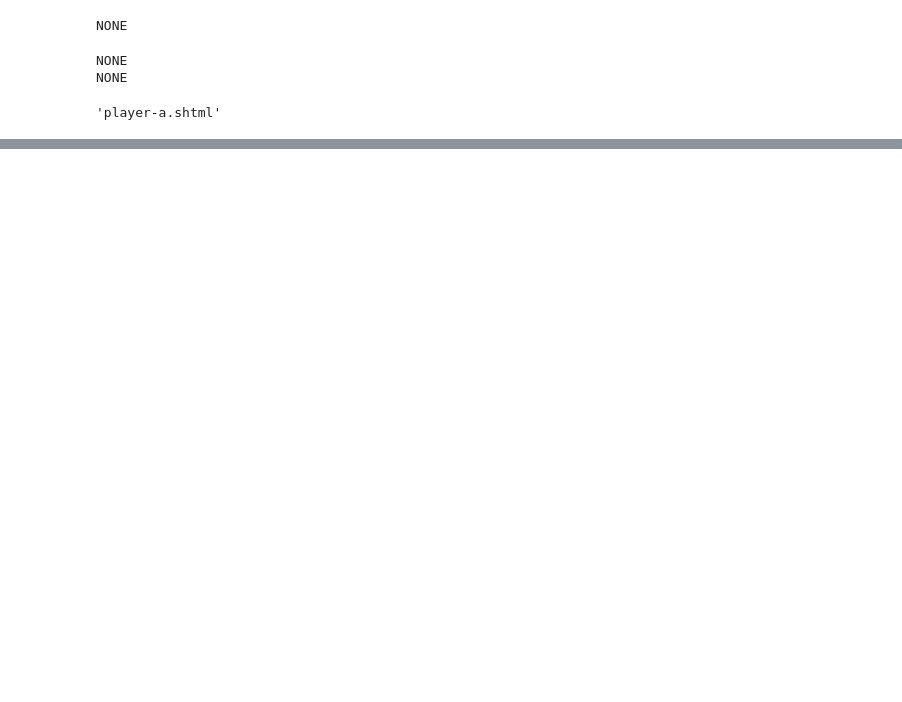
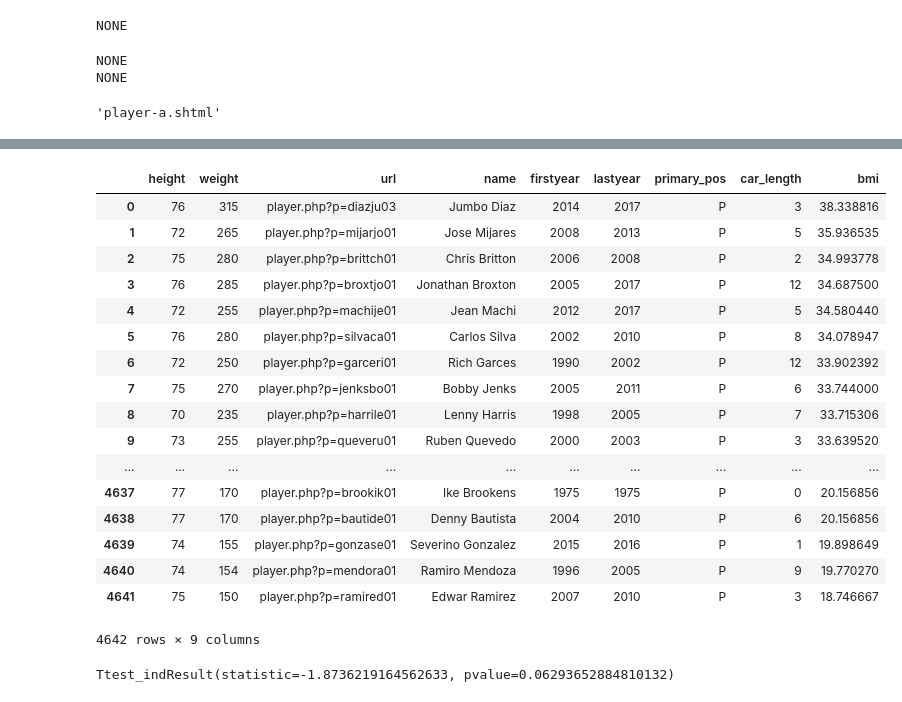
Before and after one commit to ethanarsht/fat_baseball, a Jupyter notebook: fat_baseball_scraper.ipynb, the cells around one changed output, grey strips where cells are left out. Drawn from its saved outputs; the diff is of its cells as text; code cells hidden in the pictures; blank space fills up the shorter version.

```diff
--- a/fat_baseball_scraper.ipynb
+++ b/fat_baseball_scraper.ipynb
@@ -174,0 +419,27 @@ df_h_w
+# %%
+df_pitchers.reset_index(drop = True, inplace = True)
+# %%
+df_pitchers
+# %% [output]
+|  | height | weight | url | name | firstyear | lastyear | primary_pos | car_length | bmi |
+| 0 | 76 | 315 | player.php?p=diazju03 | Jumbo Diaz | 2014 | 2017 | P | 3 | 38.338816 |
+| 1 | 72 | 265 | player.php?p=mijarjo01 | Jose Mijares | 2008 | 2013 | P | 5 | 35.936535 |
+| 2 | 75 | 280 | player.php?p=brittch01 | Chris Britton | 2006 | 2008 | P | 2 | 34.993778 |
+| 3 | 76 | 285 | player.php?p=broxtjo01 | Jonathan Broxton | 2005 | 2017 | P | 12 | 34.687500 |
+| 4 | 72 | 255 | player.php?p=machije01 | Jean Machi | 2012 | 2017 | P | 5 | 34.580440 |
+| 5 | 76 | 280 | player.php?p=silvaca01 | Carlos Silva | 2002 | 2010 | P | 8 | 34.078947 |
+| 6 | 72 | 250 | player.php?p=garceri01 | Rich Garces | 1990 | 2002 | P | 12 | 33.902392 |
+| 7 | 75 | 270 | player.php?p=jenksbo01 | Bobby Jenks | 2005 | 2011 | P | 6 | 33.744000 |
+| 8 | 70 | 235 | player.php?p=harrile01 | Lenny Harris | 1998 | 2005 | P | 7 | 33.715306 |
+| 9 | 73 | 255 | player.php?p=queveru01 | Ruben Quevedo | 2000 | 2003 | P | 3 | 33.639520 |
+| ... | ... | ... | ... | ... | ... | ... | ... | ... | ... |
+| 4637 | 77 | 170 | player.php?p=brookik01 | Ike Brookens | 1975 | 1975 | P | 0 | 20.156856 |
+| 4638 | 77 | 170 | player.php?p=bautide01 | Denny Bautista | 2004 | 2010 | P | 6 | 20.156856 |
+| 4639 | 74 | 155 | player.php?p=gonzase01 | Severino Gonzalez | 2015 | 2016 | P | 1 | 19.898649 |
+| 4640 | 74 | 154 | player.php?p=mendora01 | Ramiro Mendoza | 1996 | 2005 | P | 9 | 19.770270 |
+| 4641 | 75 | 150 | player.php?p=ramired01 | Edwar Ramirez | 2007 | 2010 | P | 3 | 18.746667 |
+4642 rows × 9 columns
+# %%
+stats.ttest_ind(df_p_fit.car_length, df_p_obese.car_length, equal_var = False)
+# %% [output]
+Ttest_indResult(statistic=-1.8736219164562633, pvalue=0.06293652884810132)
```
Also changed, not shown: parts of 39 cells of this notebook, 1 other file.
